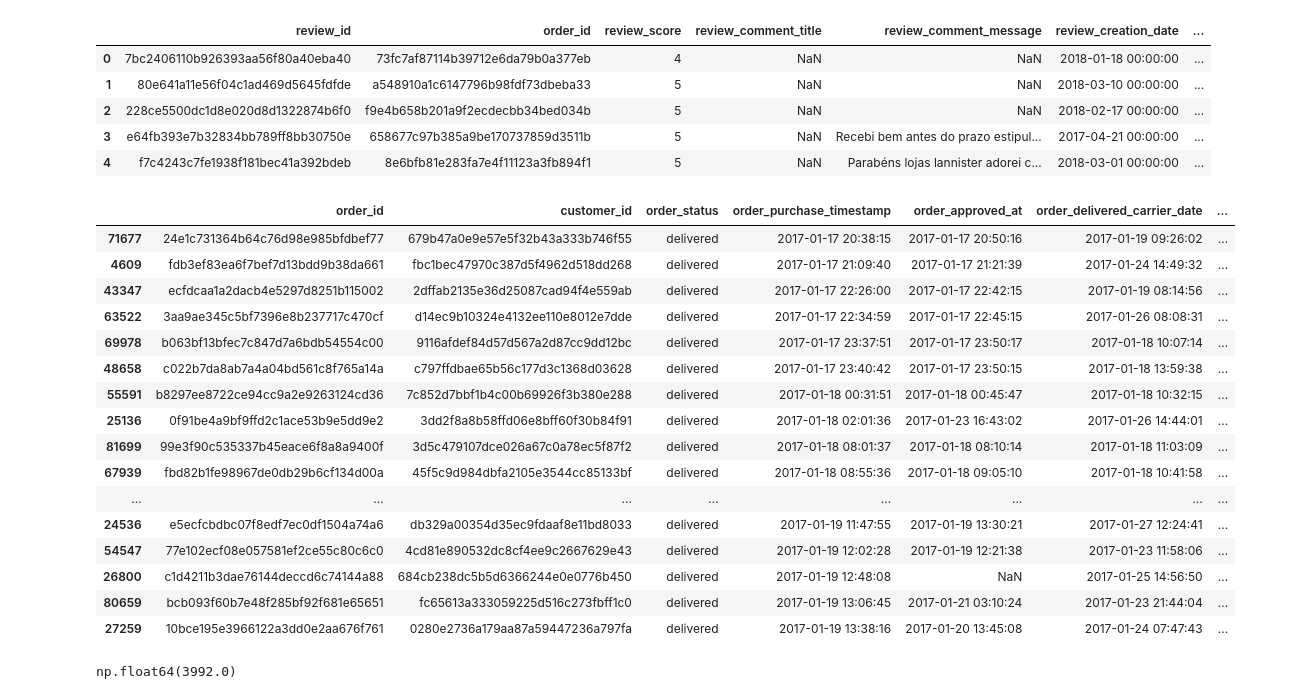
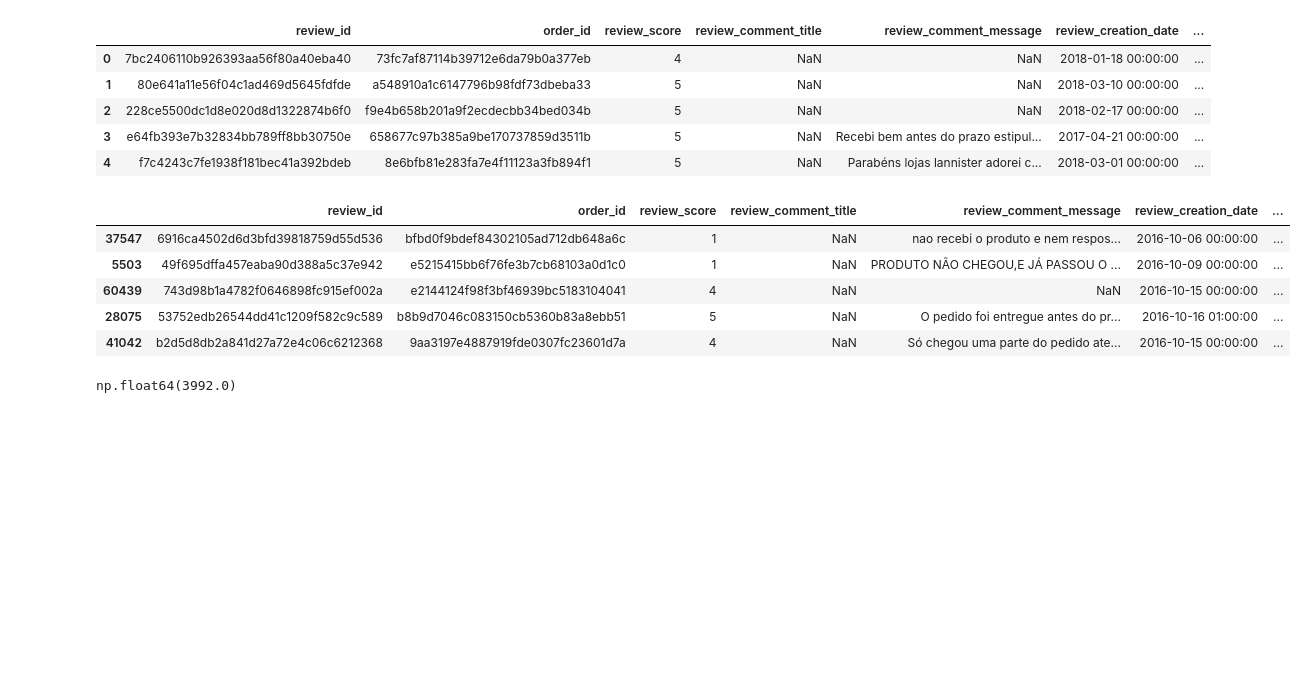
Before and after one commit to bijay-0011/fde26, a Jupyter notebook: producer/data/data_exploration.ipynb, the cells around one changed output. Drawn from its saved outputs; the diff is of its cells as text; code cells hidden in the pictures; blank space fills up the shorter version.

```diff
--- a/data/data_exploration.ipynb
+++ b/producer/data/data_exploration.ipynb
@@ -43,26 +45,15 @@ order_reviews.head()
 | 3 | e64fb393e7b32834bb789ff8bb30750e | 658677c97b385a9be170737859d3511b | 5 | NaN | Recebi bem antes do prazo estipul... | 2017-04-21 00:00:00 | ... |
 | 4 | f7c4243c7fe1938f181bec41a392bdeb | 8e6bfb81e283fa7e4f11123a3fb894f1 | 5 | NaN | Parabéns lojas lannister adorei c... | 2018-03-01 00:00:00 | ... |
 # %%
-orders["order_purchase_timestamp"] = pd.to_datetime(orders["order_purchase_timestamp"])
-orders.sort_values("order_purchase_timestamp").iloc[500:550]
+order_reviews["review_answer_timestamp"] = pd.to_datetime(order_reviews["review_answer_timestamp"])
+order_reviews.sort_values("review_answer_timestamp").head()
 # %% [output]
-|  | order_id | customer_id | order_status | order_purchase_timestamp | order_approved_at | order_delivered_carrier_date | ... |
-| 71677 | 24e1c731364b64c76d98e985bfdbef77 | 679b47a0e9e57e5f32b43a333b746f55 | delivered | 2017-01-17 20:38:15 | 2017-01-17 20:50:16 | 2017-01-19 09:26:02 | ... |
-| 4609 | fdb3ef83ea6f7bef7d13bdd9b38da661 | fbc1bec47970c387d5f4962d518dd268 | delivered | 2017-01-17 21:09:40 | 2017-01-17 21:21:39 | 2017-01-24 14:49:32 | ... |
-| 43347 | ecfdcaa1a2dacb4e5297d8251b115002 | 2dffab2135e36d25087cad94f4e559ab | delivered | 2017-01-17 22:26:00 | 2017-01-17 22:42:15 | 2017-01-19 08:14:56 | ... |
-| 63522 | 3aa9ae345c5bf7396e8b237717c470cf | d14ec9b10324e4132ee110e8012e7dde | delivered | 2017-01-17 22:34:59 | 2017-01-17 22:45:15 | 2017-01-26 08:08:31 | ... |
-| 69978 | b063bf13bfec7c847d7a6bdb54554c00 | 9116afdef84d57d567a2d87cc9dd12bc | delivered | 2017-01-17 23:37:51 | 2017-01-17 23:50:17 | 2017-01-18 10:07:14 | ... |
-| 48658 | c022b7da8ab7a4a04bd561c8f765a14a | c797ffdbae65b56c177d3c1368d03628 | delivered | 2017-01-17 23:40:42 | 2017-01-17 23:50:15 | 2017-01-18 13:59:38 | ... |
-| 55591 | b8297ee8722ce94cc9a2e9263124cd36 | 7c852d7bbf1b4c00b69926f3b380e288 | delivered | 2017-01-18 00:31:51 | 2017-01-18 00:45:47 | 2017-01-18 10:32:15 | ... |
-| 25136 | 0f91be4a9bf9ffd2c1ace53b9e5dd9e2 | 3dd2f8a8b58ffd06e8bff60f30b84f91 | delivered | 2017-01-18 02:01:36 | 2017-01-23 16:43:02 | 2017-01-26 14:44:01 | ... |
-| 81699 | 99e3f90c535337b45eace6f8a8a9400f | 3d5c479107dce026a67c0a78ec5f87f2 | delivered | 2017-01-18 08:01:37 | 2017-01-18 08:10:14 | 2017-01-18 11:03:09 | ... |
-| 67939 | fbd82b1fe98967de0db29b6cf134d00a | 45f5c9d984dbfa2105e3544cc85133bf | delivered | 2017-01-18 08:55:36 | 2017-01-18 09:05:10 | 2017-01-18 10:41:58 | ... |
-| ... | ... | ... | ... | ... | ... | ... | ... |
-| 24536 | e5ecfcbdbc07f8edf7ec0df1504a74a6 | db329a00354d35ec9fdaaf8e11bd8033 | delivered | 2017-01-19 11:47:55 | 2017-01-19 13:30:21 | 2017-01-27 12:24:41 | ... |
-| 54547 | 77e102ecf08e057581ef2ce55c80c6c0 | 4cd81e890532dc8cf4ee9c2667629e43 | delivered | 2017-01-19 12:02:28 | 2017-01-19 12:21:38 | 2017-01-23 11:58:06 | ... |
-| 26800 | c1d4211b3dae76144deccd6c74144a88 | 684cb238dc5b5d6366244e0e0776b450 | delivered | 2017-01-19 12:48:08 | NaN | 2017-01-25 14:56:50 | ... |
-| 80659 | bcb093f60b7e48f285bf92f681e65651 | fc65613a333059225d516c273fbff1c0 | delivered | 2017-01-19 13:06:45 | 2017-01-21 03:10:24 | 2017-01-23 21:44:04 | ... |
-| 27259 | 10bce195e3966122a3dd0e2aa676f761 | 0280e2736a179aa87a59447236a797fa | delivered | 2017-01-19 13:38:16 | 2017-01-20 13:45:08 | 2017-01-24 07:47:43 | ... |
+|  | review_id | order_id | review_score | review_comment_title | review_comment_message | review_creation_date | ... |
+| 37547 | 6916ca4502d6d3bfd39818759d55d536 | bfbd0f9bdef84302105ad712db648a6c | 1 | NaN | nao recebi o produto e nem respos... | 2016-10-06 00:00:00 | ... |
+| 5503 | 49f695dffa457eaba90d388a5c37e942 | e5215415bb6f76fe3b7cb68103a0d1c0 | 1 | NaN | PRODUTO NÃO CHEGOU,E JÁ PASSOU O ... | 2016-10-09 00:00:00 | ... |
+| 60439 | 743d98b1a4782f0646898fc915ef002a | e2144124f98f3bf46939bc5183104041 | 4 | NaN | NaN | 2016-10-15 00:00:00 | ... |
+| 28075 | 53752edb26544dd41c1209f582c9c589 | b8b9d7046c083150cb5360b83a8ebb51 | 5 | NaN | O pedido foi entregue antes do pr... | 2016-10-16 01:00:00 | ... |
+| 41042 | b2d5d8db2a841d27a72e4c06c6212368 | 9aa3197e4887919fde0307fc23601d7a | 4 | NaN | Só chegou uma parte do pedido ate... | 2016-10-15 00:00:00 | ... |
 # %%
 # Assuming you already loaded the dataframes
 order_items_sorted = order_items.sort_values(
```
Also changed, not shown: parts of 1 cell of this notebook, 34 other files.
